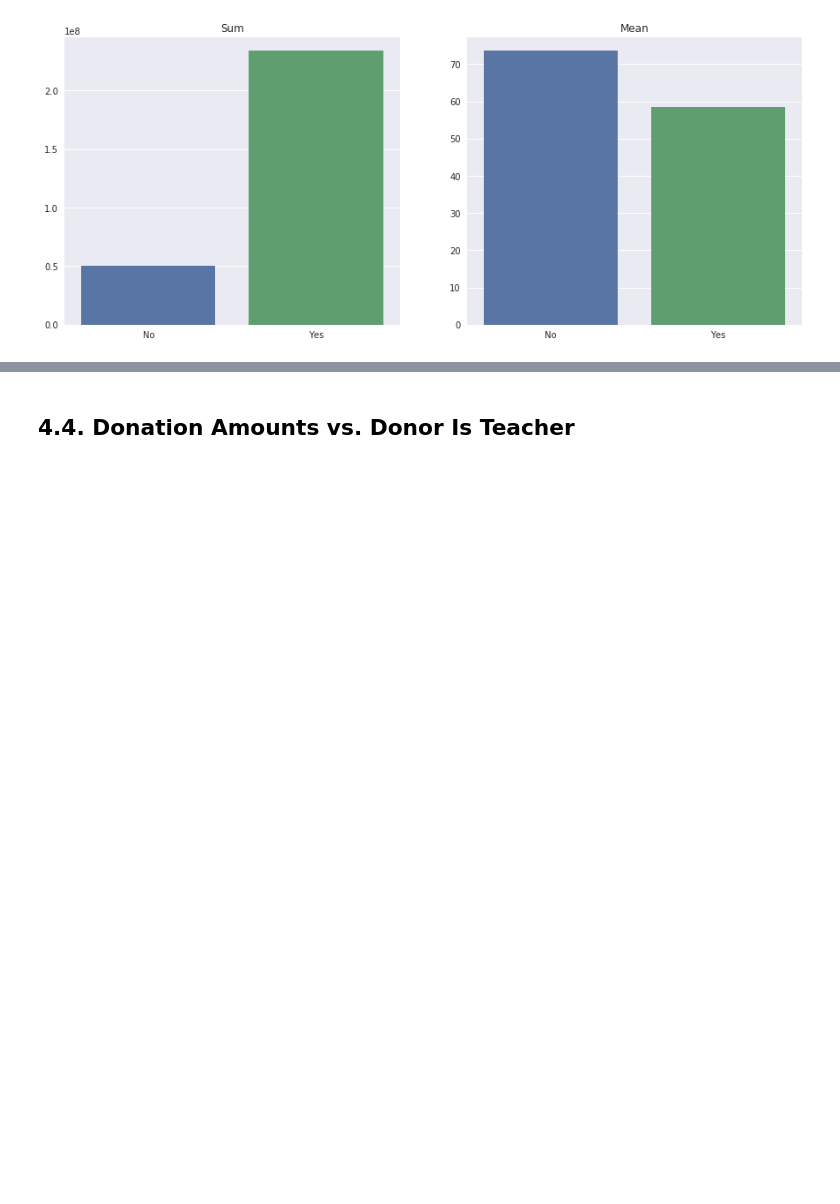
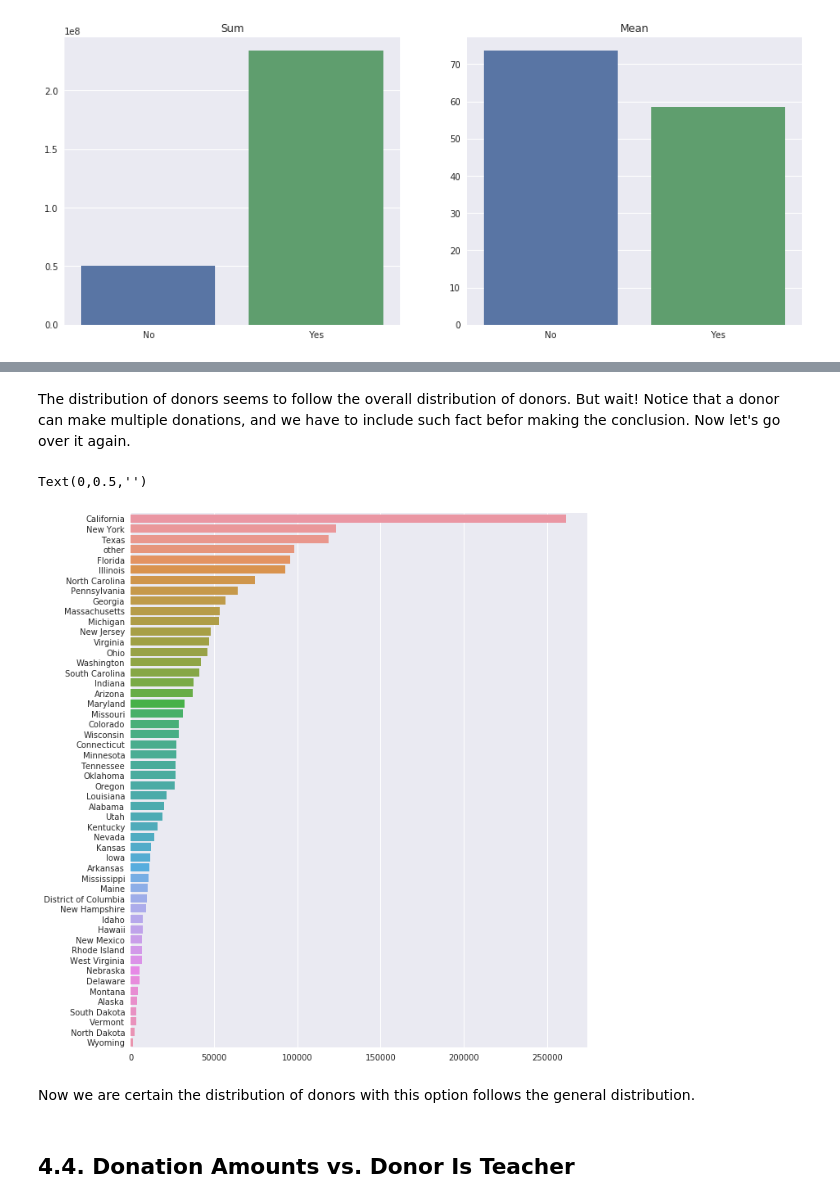
Before and after one commit to nrgdoublex/EDA_DonorsChoose, a Jupyter notebook: EDA.ipynb, the cells around one changed output, grey strips where cells are left out. Drawn from its saved outputs; the diff is of its cells as text; code cells hidden in the pictures; blank space fills up the shorter version.

```diff
--- a/EDA.ipynb
+++ b/EDA.ipynb
@@ -1095,2 +1116,16 @@ This is interesting, since we expect the donation amounts with this options coul
+# %% [markdown]
+The distribution of donors seems to follow the overall distribution of donors. But wait! Notice that a donor can make multiple donations, and we have to include such fact befor making the conclusion. Now let's go over it again.
+# %%
+optional_yes = donations[donations['Donation Included Optional Donation'] == "Yes"].merge(donors,how='left',on='Donor ID')
+data = optional_yes.groupby('Donor State')['Donor ID'].nunique().sort_values(ascending=False).reset_index()
+plt.figure(figsize=(10,12))
+sns.barplot(y='Donor State',x='Donor ID',data=data)
+plt.xlabel("")
+plt.ylabel("")
+# %% [output]
+Text(0,0.5,'')
+[figure, added]
+# %% [markdown]
+Now we are certain the distribution of donors with this option follows the general distribution.
 # %% [markdown]
 ## <a id='44'>4.4. Donation Amounts vs. Donor Is Teacher</a>
```
Also changed, not shown: parts of 20 cells of this notebook.
